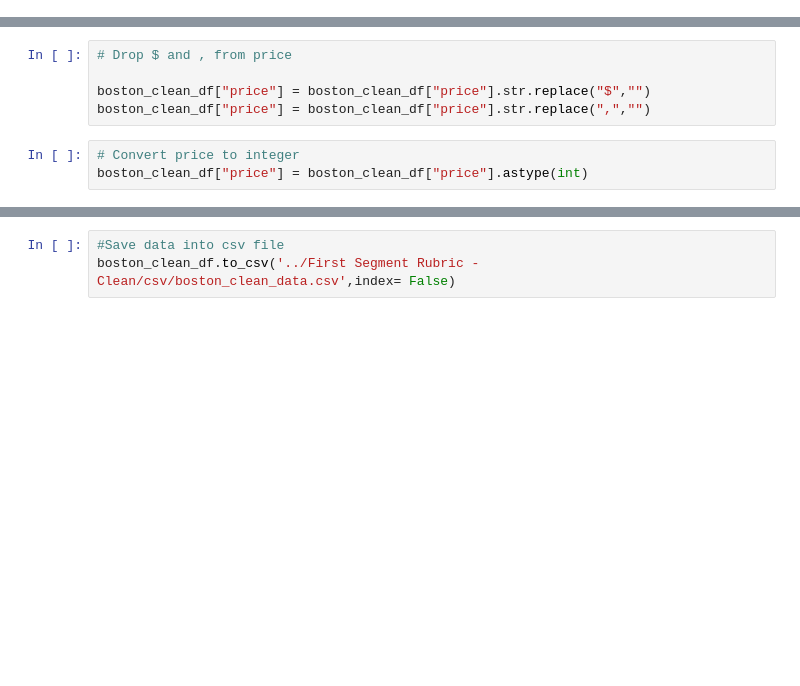
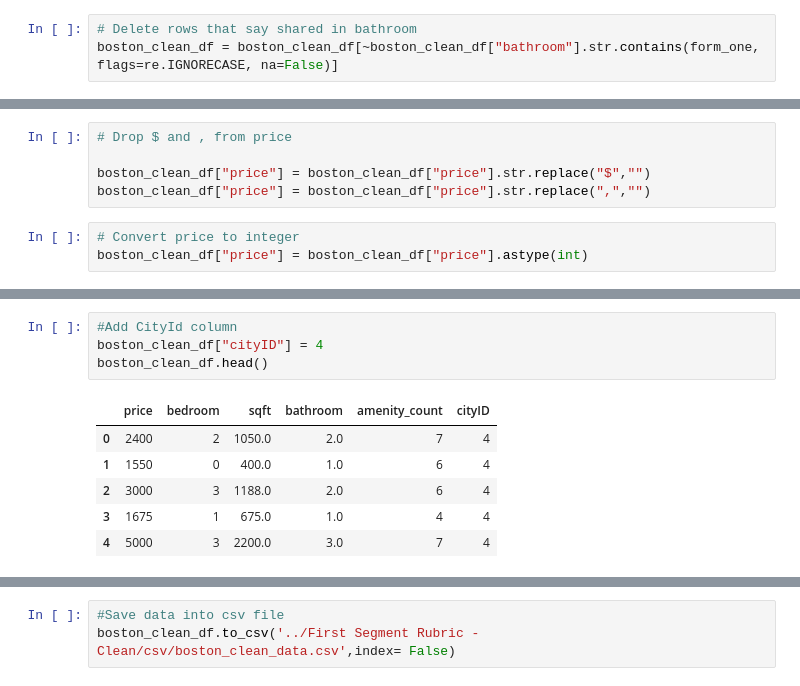
Before and after one commit to icycake7/main, a Jupyter notebook: First Segment Rubric - Clean/boston_data_clean.ipynb, the cells around one changed output, grey strips where cells are left out. Saved outputs shown, nothing was run; the diff lists cells and outputs as text; blank space fills up the shorter version.

```diff
--- a/First Segment Rubric - Clean/boston_data_clean.ipynb
+++ b/First Segment Rubric - Clean/boston_data_clean.ipynb
@@ -102,0 +120,3 @@ dtype: object
+# %%
+# Delete rows that say shared in bathroom
+boston_clean_df = boston_clean_df[~boston_clean_df["bathroom"].str.contains(form_one, flags=re.IGNORECASE, na=False)]
@@ -230,0 +274,11 @@ boston_clean_df.head()
+# %%
+#Add CityId column
+boston_clean_df["cityID"] = 4
+boston_clean_df.head()
+# %% [output]
+|  | price | bedroom | sqft | bathroom | amenity_count | cityID |
+| 0 | 2400 | 2 | 1050.0 | 2.0 | 7 | 4 |
+| 1 | 1550 | 0 | 400.0 | 1.0 | 6 | 4 |
+| 2 | 3000 | 3 | 1188.0 | 2.0 | 6 | 4 |
+| 3 | 1675 | 1 | 675.0 | 1.0 | 4 | 4 |
+| 4 | 5000 | 3 | 2200.0 | 3.0 | 7 | 4 |
```
Also changed, not shown: parts of 17 cells of this notebook, 16 other files.
